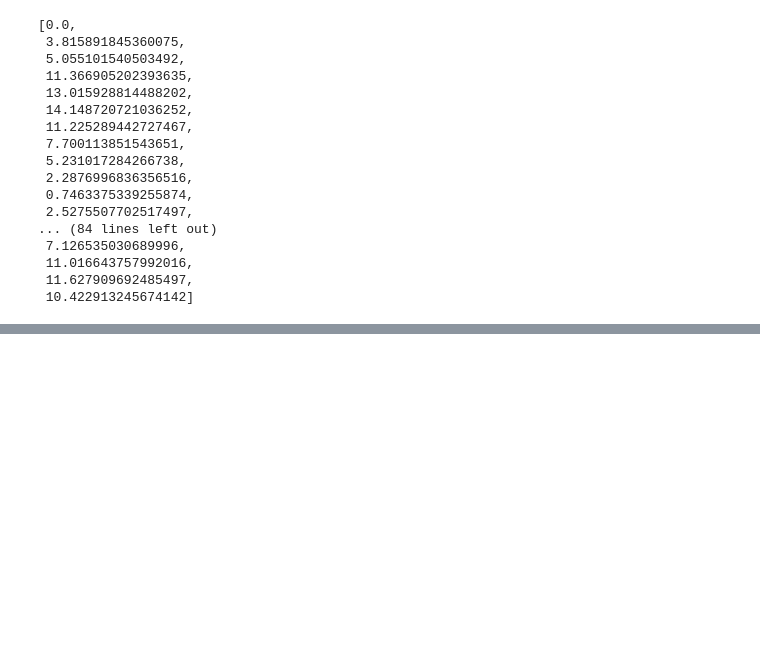
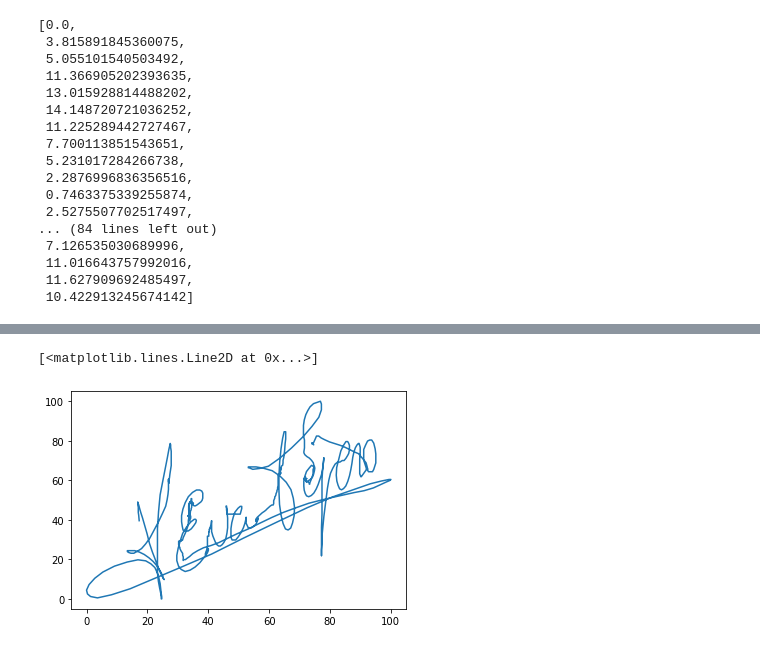
Before and after one commit to k-pratyush/online-signature-verification, a Jupyter notebook: Signature_CSPA09_Implementation.ipynb, the cells around one changed output, grey strips where cells are left out. Saved outputs shown, nothing was run; the diff lists cells and outputs as text; code cells hidden in the pictures; blank space fills up the shorter version.

```diff
--- a/Signature_CSPA09_Implementation.ipynb
+++ b/Signature_CSPA09_Implementation.ipynb
@@ -139,0 +298,5 @@ df2 = pd.read_pickle('new_data.pkl')
+# %%
+for i in range(4769):
+    df.X[i] = [((xi-min(df.X[i]))/(max(df.X[i])-min(df.X[i])))*100 for xi in df.X[i]]
+    df.Y[i] = [((xi-min(df.Y[i]))/(max(df.Y[i])-min(df.Y[i])))*100 for xi in df.Y[i]]
+df.X
@@ -139,0 +313,5 @@ df2 = pd.read_pickle('new_data.pkl')
+# %%
+plt.plot(df.X[2243],df.Y[2243])
+# %% [output]
+[<matplotlib.lines.Line2D at 0x...>]
+[figure, added]
```
Also changed, not shown: parts of 15 cells of this notebook, 1 other file.
